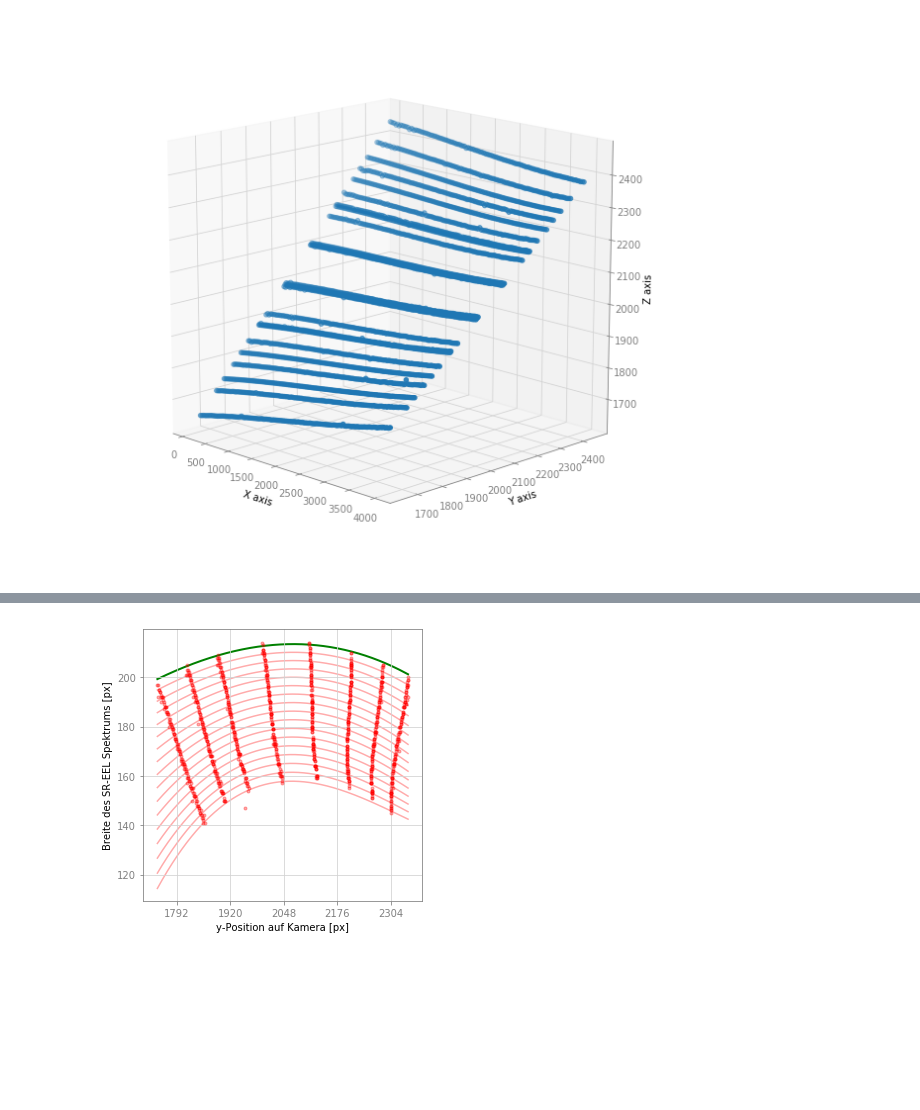
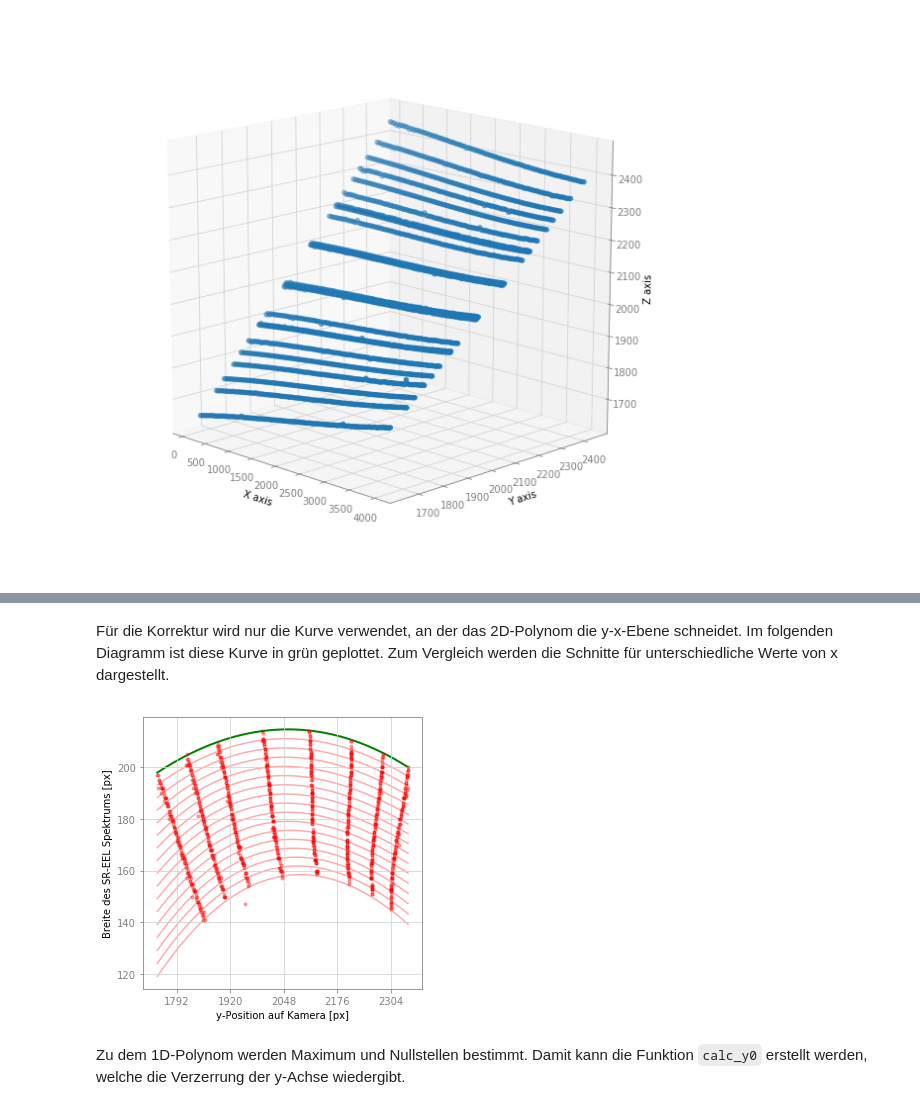
Before and after one commit to m-entrup/Dissertation, a Jupyter notebook: Jupyter-Notebooks/Kapitel3/SR-EELS-Korrektur.ipynb, the cells around one changed output, grey strips where cells are left out. Cells and saved outputs as stored; diff of their text form; code cells hidden in the pictures; blank space fills up the shorter version.

```diff
--- a/Jupyter-Notebooks/Kapitel3/SR-EELS-Korrektur.ipynb
+++ b/Jupyter-Notebooks/Kapitel3/SR-EELS-Korrektur.ipynb
@@ -11,6 +17,8 @@ import numpy as np
 # %%
 def read_data(path):
-    """There are several csv files in path that get combined."""
+    """There are several csv files in path that get combined.
+    Additionally a list of the single datasets is returned.
+    """
     import os
     dfs = []
     for file in os.listdir(path):
@@ -180,0 +281,13 @@ popt_w = polyfit2d(width_x1, width_x2, width_y, deg_w)
+# %%
+plt.figure(figsize=(10,5))
+norm = mpl.colors.Normalize(vmin=0, vmax=4096)
+c_scale = mpl.cm.ScalarMappable(norm=norm, cmap=mpl.cm.Vega10).to_rgba
+for i in range(0, 4097, 256):
+    x_fit = np.linspace(0, 4097, 100)
+    y_fit = polyval2d(x_fit, i, popt23)
+    plt.plot(x_fit, y_fit, c=c_scale(i))
+plt.xticks(range(0, 4097, 512))
+plt.xlabel('x-Position auf Kamera [px]')
+plt.yticks(range(0, 4097, 512))
+plt.ylabel('y-Position auf Kamera [px]')
+plt.show()
@@ -180,0 +300,19 @@ popt_w = polyfit2d(width_x1, width_x2, width_y, deg_w)
+# %%
+width_x1 = data['y-position']
+width_x2 = data['x-position']
+width_y = data['width']
+
+popt_w22 = polyfit2d(width_x1, width_x2, width_y, (2, 2), fit_w=True)
+popt_w32 = polyfit2d(width_x1, width_x2, width_y, (3, 2), fit_w=True)
+popt_w23 = polyfit2d(width_x1, width_x2, width_y, (2, 3), fit_w=True)
+popt_w33 = polyfit2d(width_x1, width_x2, width_y, (3, 3), fit_w=True)
+
+width_z32 = np.asanyarray(width_y) - polyval2d(width_x1, width_x2, popt_w32, calc_w=True)
+width_z22 = np.asanyarray(width_y) - polyval2d(width_x1, width_x2, popt_w22, calc_w=True)
+width_z23 = np.asanyarray(width_y) - polyval2d(width_x1, width_x2, popt_w23, calc_w=True)
+width_z33 = np.asanyarray(width_y) - polyval2d(width_x1, width_x2, popt_w33, calc_w=True)
+
+print('Mittlere quadratische Abweichung bei (2, 2): %f' % (width_z22**2).mean())
+print('Mittlere quadratische Abweichung bei (3, 2): %f' % (width_z32**2).mean())
+print('Mittlere quadratische Abweichung bei (2, 3): %f' % (width_z23**2).mean())
+print('Mittlere quadratische Abweichung bei (3, 3): %f' % (width_z33**2).mean())
@@ -204,16 +350,24 @@ plt.show()
+# %% [markdown]
+Für die Korrektur wird nur die Kurve verwendet, an der das 2D-Polynom die y-x-Ebene schneidet.
+Im folgenden Diagramm ist diese Kurve in grün geplottet.
+Zum Vergleich werden die Schnitte für unterschiedliche Werte von x dargestellt.
 # %%
 plt.figure(figsize=(5,5))
 width_x = np.linspace(np.min(width_x2), np.max(width_x2), 1000)
-width_0 = polynomial.polyval2d((0,)*1000, width_x, popt_w)
+width_0 = polyval2d(np.asanyarray((0,)*1000), width_x, popt_w23, calc_w=True)
 plt.plot(width_x, width_0, c='g', lw=2, zorder=-1)
 step = 256
 for i in range(step, 4097, step):
-    width_i = polynomial.polyval2d((i,)*1000, width_x, popt_w)
+    width_i = polyval2d(np.asanyarray((i,)*1000), width_x, popt_w23, calc_w=True)
     plt.plot(width_x, width_i, c='r', alpha=0.33, zorder=-2)
 plt.scatter(width_x2, width_y, marker='.', c='r', alpha=0.33)
 plt.xlabel('y-Position auf Kamera [px]')
 plt.xticks(range(1792, 2305, 128))
 plt.ylabel('Breite des SR-EEL Spektrums [px]')
+plt.savefig('Bilder/SR-EELS_Korrektur_Polynom2D_Breite_1D')
 plt.show()
 # %% [output]
-[figure, old version]
+[figure, new version]
+# %% [markdown]
+Zu dem 1D-Polynom werden Maximum und Nullstellen bestimmt.
+Damit kann die Funktion ``calc_y0`` erstellt werden, welche die Verzerrung der y-Achse wiedergibt.
```
Also changed, not shown: parts of 35 cells of this notebook, 6 other files.
